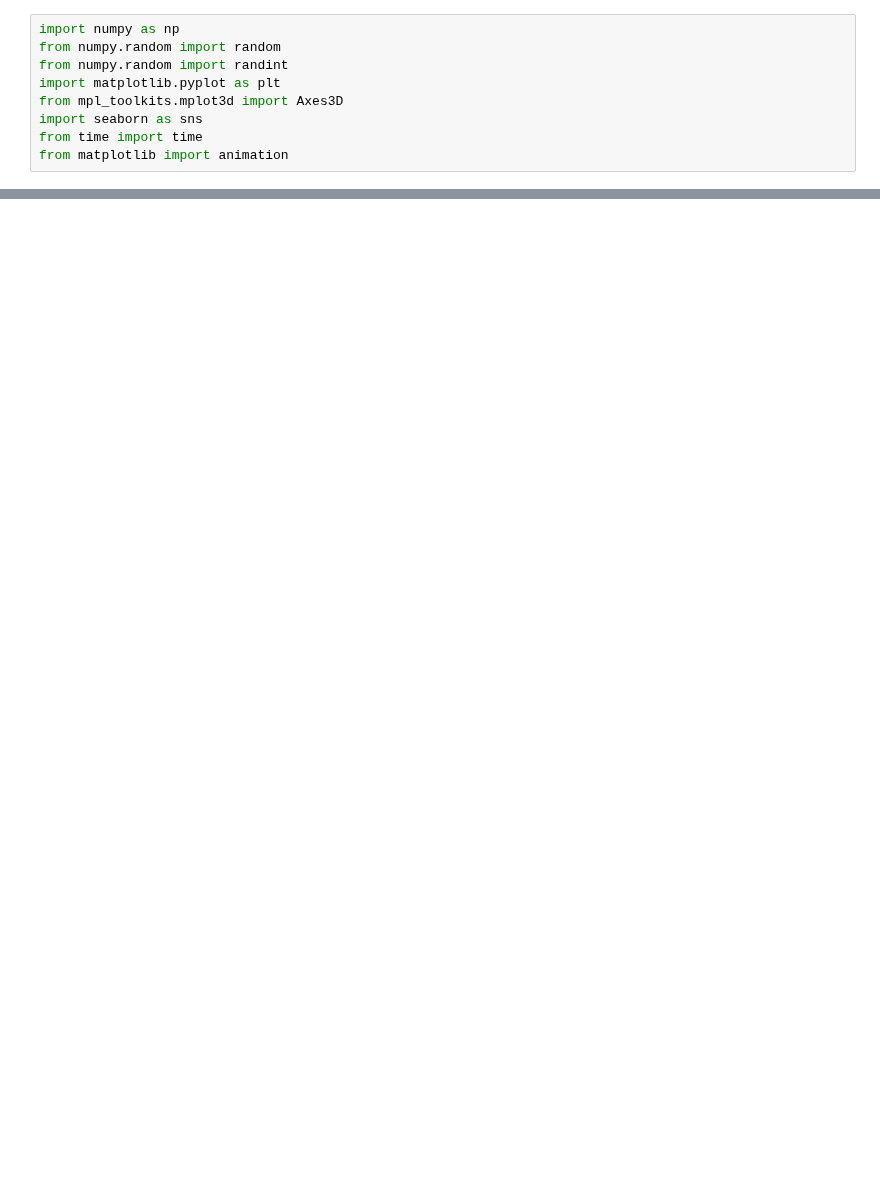
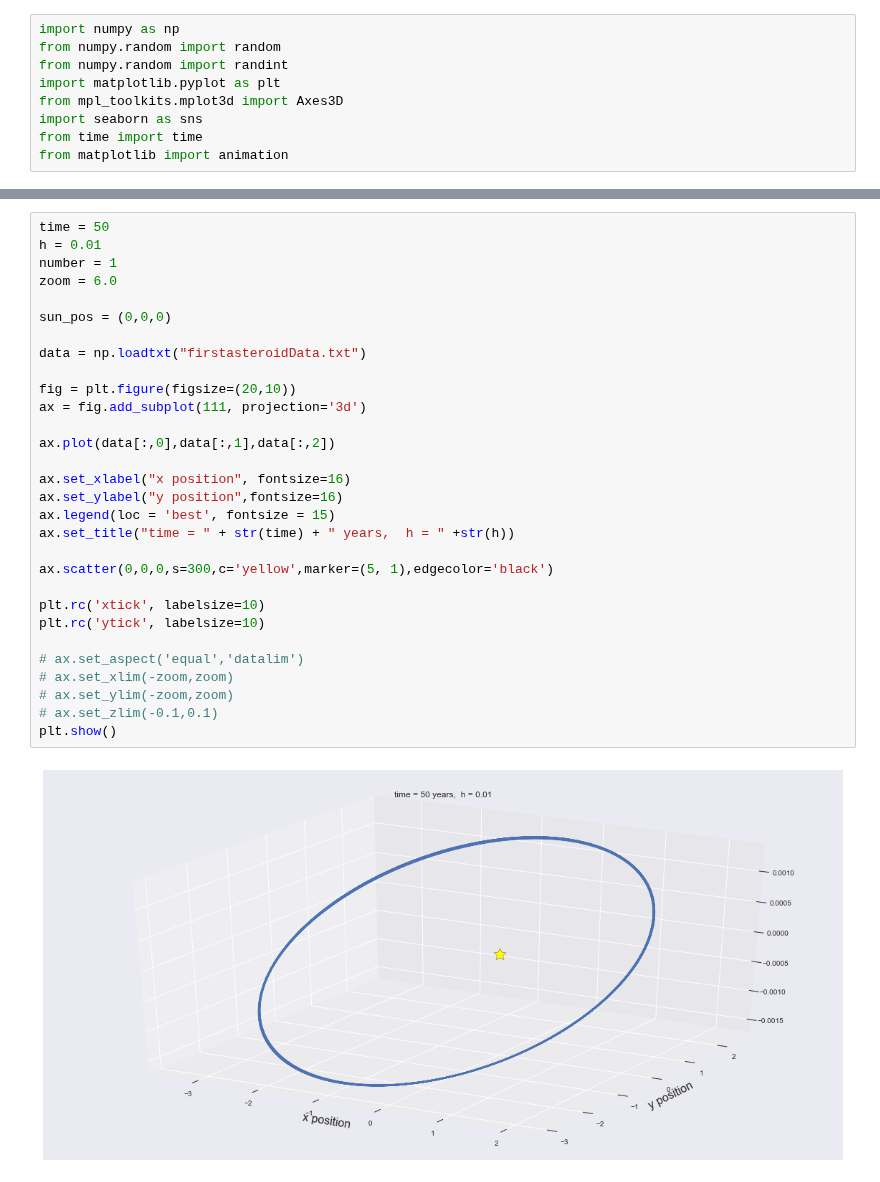
Before and after one commit to marygeo91/asteroids, a Jupyter notebook: Another code.ipynb, the cells around one changed output, grey strips where cells are left out. Cells and saved outputs as stored; diff of their text form; blank space fills up the shorter version.

```diff
--- a/Another code.ipynb
+++ b/Another code.ipynb
@@ -143,0 +135,32 @@ end of code
+# %%
+time = 50
+h = 0.01
+number = 1
+zoom = 6.0
+
+sun_pos = (0,0,0)
+
+data = np.loadtxt("firstasteroidData.txt")
+
+fig = plt.figure(figsize=(20,10))
+ax = fig.add_subplot(111, projection='3d')
+
+ax.plot(data[:,0],data[:,1],data[:,2])
+
+ax.set_xlabel("x position", fontsize=16)
+ax.set_ylabel("y position",fontsize=16)
+ax.legend(loc = 'best', fontsize = 15)
+ax.set_title("time = " + str(time) + " years,  h = " +str(h))
+
+ax.scatter(0,0,0,s=300,c='yellow',marker=(5, 1),edgecolor='black')
+
+plt.rc('xtick', labelsize=10)
+plt.rc('ytick', labelsize=10)
+
+# ax.set_aspect('equal','datalim')
+# ax.set_xlim(-zoom,zoom)
+# ax.set_ylim(-zoom,zoom)
+# ax.set_zlim(-0.1,0.1)
+plt.show()
+# %% [output]
+[figure, added]
```
Also changed, not shown: parts of 2 cells of this notebook, 2 other files.
